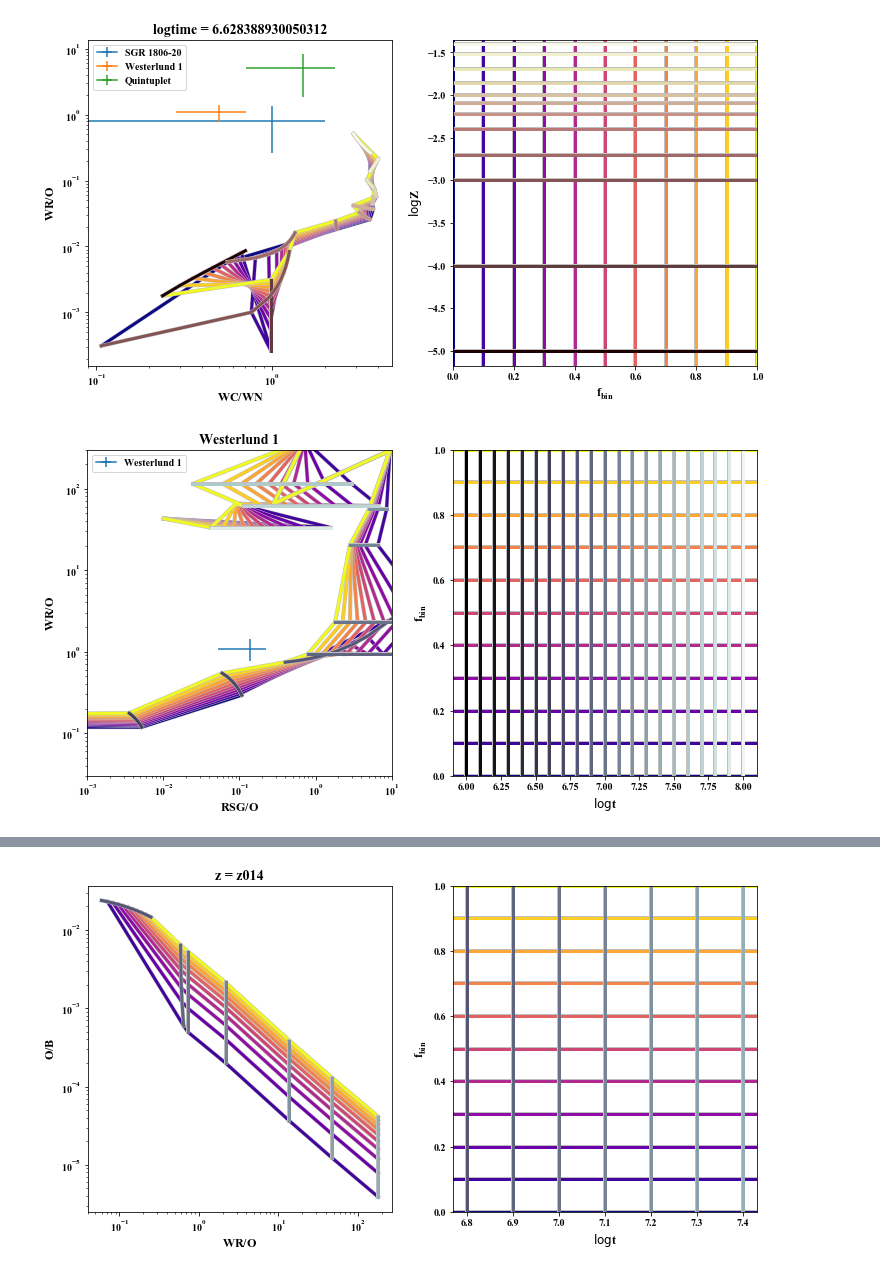
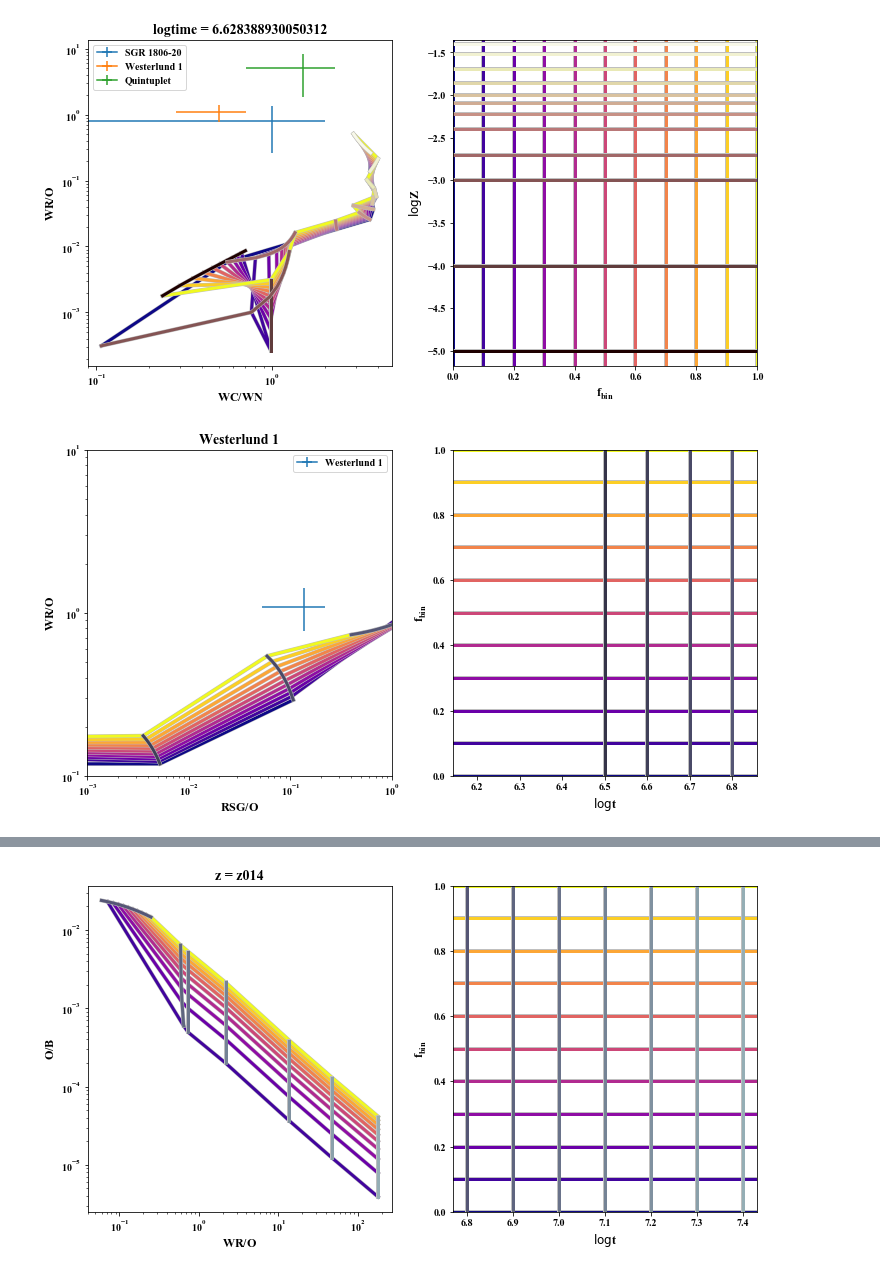
Before and after one commit to tzdwi/Diagnostics, a Jupyter notebook: code/diagnostics.ipynb, the cells around one changed output, grey strips where cells are left out. Saved outputs shown, nothing was run; the diff lists cells and outputs as text; code cells hidden in the pictures.

```diff
--- a/code/diagnostics.ipynb
+++ b/code/diagnostics.ipynb
@@ -7,7 +7,7 @@ from matplotlib import pyplot as plt, cm as cm, patheffects as pe
 bpass_dir = '../data/BPASS/BPASSv2.1_imf135_300/'
 logages = np.genfromtxt(bpass_dir+'numbers-bin.z014.dat',unpack=True,usecols=(0))
 # %%
-cols_dict = {'WR':(8,9,10,18,19,20),'RSG':(6,7),'WC':(10,20),'WN':(9,19),'BSG':(1,2,3,4,11,12,13,14),'YSG':(5),'O':(1,11),'B':(3,13)}
+cols_dict = {'WR':(8,9,10,18,19,20),'WR_SG':(8,9,10),'RSG':(6,7),'WC':(10,20),'WN':(9,19),'WC_SG':(10),'WN_SG':(9),'BSG':(1,2,3,4),'YSG':(5),'O':(1,11),'B':(3,13)}
 # %%
 zs = ['zem5','zem4','z001','z002','z004','z006','z008','z010','z014','z020','z030','z040']
 z_float = [1.0e-5,1.0e-4,0.001,0.002,0.004,0.006,0.008,0.01,0.014,0.020,0.030,0.040]
@@ -509,6 +509,21 @@ def plot_ratios(ratio1,ratio2,par3,par3val,constraint_dict=None):
             ax[1].axvline(t,c=tcmap(t_to_col(t)),lw=3,path_effects=[pe.Stroke(linewidth=4, foreground='0.75'), pe.Normal()])
         ax[1].set(xlabel=r'$\log{t}$',ylabel=r'$f_{bin}$')
 
+    #handle WR_SG formatting
+    rat1_spec = ratio1.split('/')
+    if (rat1_spec[0][-3:] == '_SG'):
+        rat1_spec[0] = rat1_spec[0][:2]
+    if (rat1_spec[1][-3:] == '_SG'):
+        rat1_spec[1] = rat1_spec[1][:2]
+    ratio1 = rat1_spec[0] + '/' + rat1_spec[1]
+
+    rat2_spec = ratio2.split('/')
+    if (rat2_spec[0][-3:] == '_SG'):
+        rat2_spec[0] = rat2_spec[0][:2]
+    if (rat2_spec[1][-3:] == '_SG'):
+        rat2_spec[1] = rat2_spec[1][:2]
+    ratio2 = rat2_spec[0] + '/' + rat2_spec[1]
+
     ax[0].set(xlabel=r'${}$'.format(ratio1),ylabel=r'${}$'.format(ratio2),title=par3+' = {0}'.format(par3val))
 
     return fig,ax
@@ -603,13 +626,13 @@ ax[0].legend();
 # %%
 #Let's try it for individual clusters
 #Westerlund 1!
-fig, ax = plot_ratios(ratio1='RSG/O',ratio2='WR/O',par3='z',par3val='z030')
+fig, ax = plot_ratios(ratio1='RSG/O',ratio2='WR_SG/O',par3='z',par3val='z030',constraint_dict={'logtime':(6.5,6.8)})
 
 RO_W,RO_W_err = calc_ratio_err(RSG_W,O_W)
 WO_W,WO_W_err = calc_ratio_err(WR_W,O_W)
 
 ax[0].errorbar(RO_W,WO_W,xerr=RO_W_err,yerr=WO_W_err,label='Westerlund 1')
-ax[0].set(ylim=(3e-2,3e2),xlim=(1e-3,1e1),title='Westerlund 1')
+ax[0].set(ylim=(1e-1,1e1),xlim=(1e-3,1),title='Westerlund 1')
 ax[0].legend();
 # %% [output]
-[figure, old version]
+[figure, new version]
```
Also changed, not shown: parts of 9 cells of this notebook, 9 other files.
